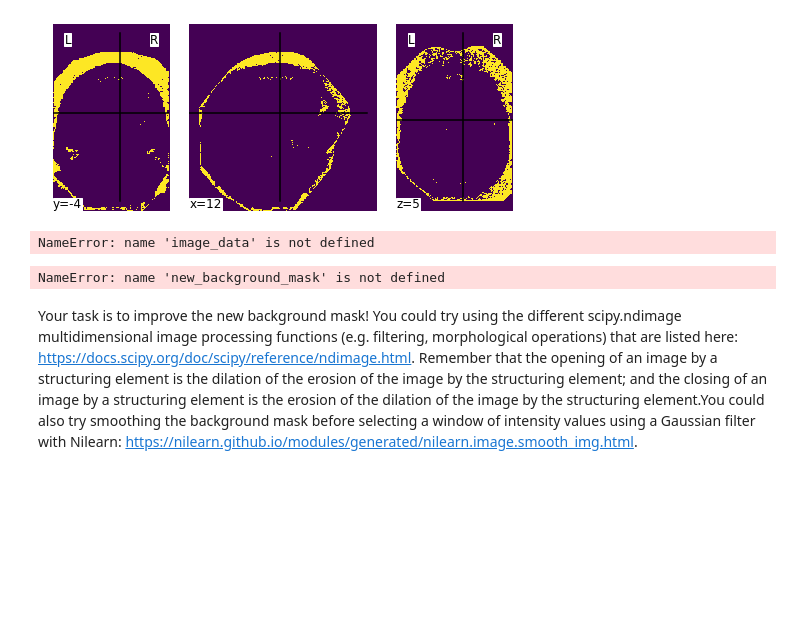
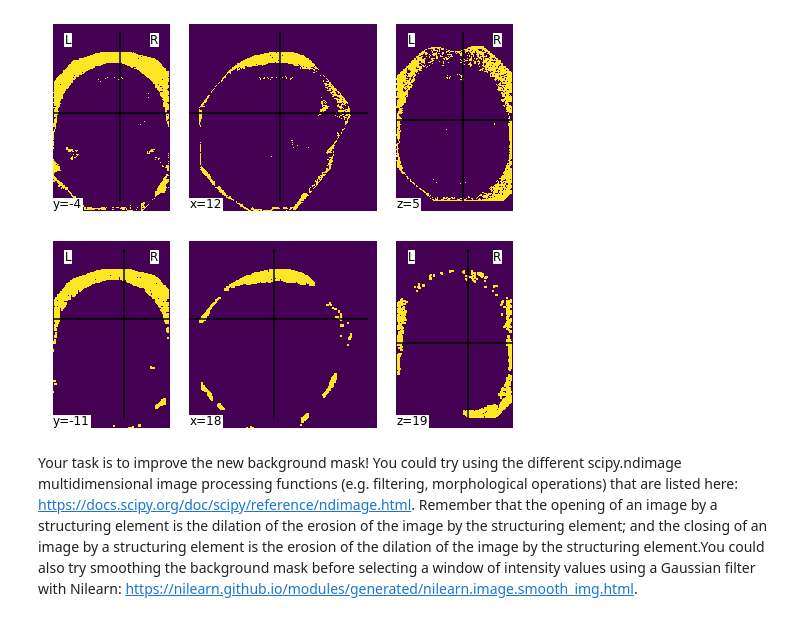
Before and after one commit to lphoogenboom/altenheim, a Jupyter notebook: Jupyter/Part_II_SC42140.ipynb, the cells around one changed output. Saved outputs shown, nothing was run; the diff lists cells and outputs as text; code cells hidden in the pictures; blank space fills up the shorter version.

```diff
--- a/Jupyter/Part_II_SC42140.ipynb
+++ b/Jupyter/Part_II_SC42140.ipynb
@@ -125,16 +125,14 @@ plt.show()
 # %%
 # Apply morphological operations to background mask
 struct = ndimage.generate_binary_structure(3, 3)
-new_background_mask = ndimage.grey_opening(background_mask, structure=struct).astype(image_data.dtype)
+new_background_mask = ndimage.grey_opening(background_mask, structure=struct).astype(patientData.dtype)
-# %% [output]
-NameError: name 'image_data' is not defined
 # %%
 # Plot the new background mask using NiBabel and Nilearn (or use your own slicing and plotting function)
-new_background_mask_nifti = nibabel.Nifti1Image(new_background_mask, affine_spatial_transform)
+new_background_mask_nifti = nibabel.Nifti1Image(new_background_mask, patientAffine)
 plotting.plot_img(new_background_mask_nifti)
 plt.show()
 # %% [output]
-NameError: name 'new_background_mask' is not defined
+[figure, added]
 # %% [markdown]
 Your task is to improve the new background mask! You could try using the different scipy.ndimage multidimensional image processing functions (e.g. filtering, morphological operations) that are listed here: https://docs.scipy.org/doc/scipy/reference/ndimage.html. Remember that the opening of an image by a structuring element is the dilation of the erosion of the image by the structuring element; and the closing of an image by a structuring element is the erosion of the dilation of the image by the structuring element.You could also try smoothing the background mask before selecting a window of intensity values using a Gaussian filter with Nilearn: https://nilearn.github.io/modules/generated/nilearn.image.smooth_img.html.
 # %%
```
Also changed, not shown: parts of 5 cells of this notebook, 8 other files.
